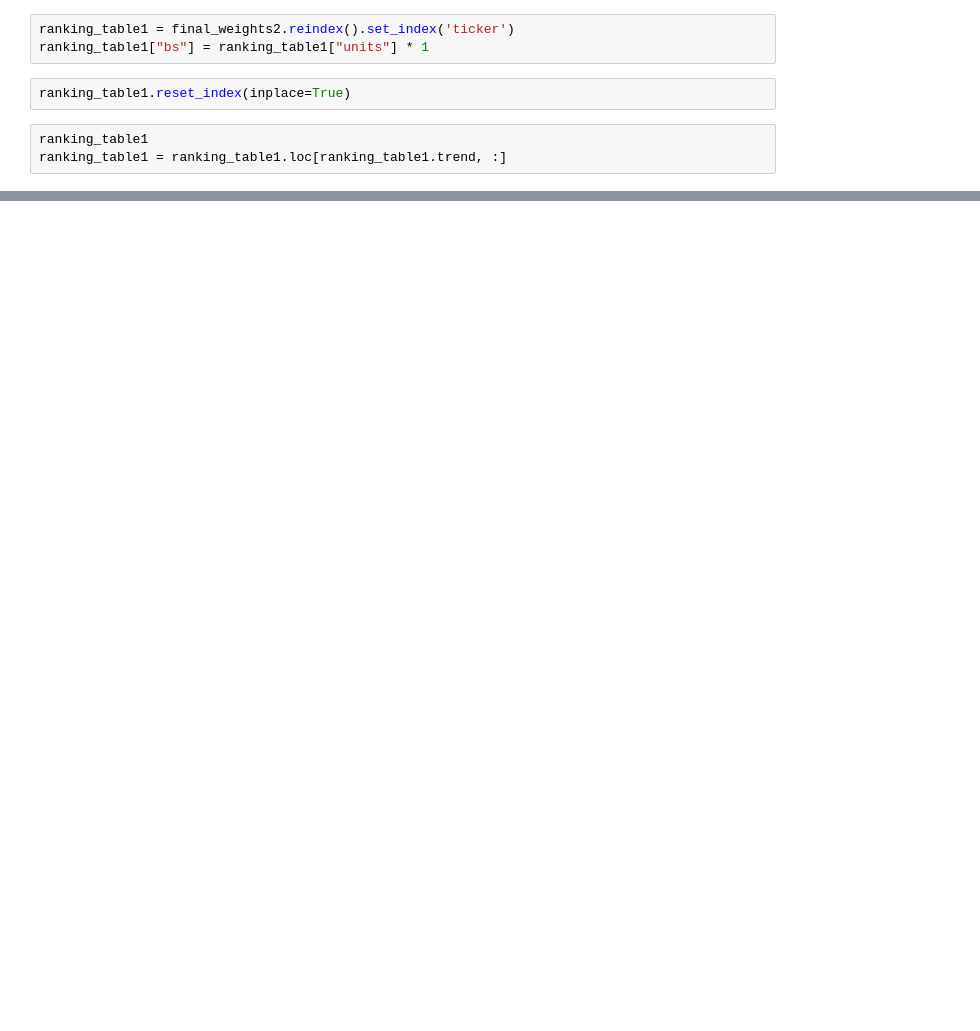
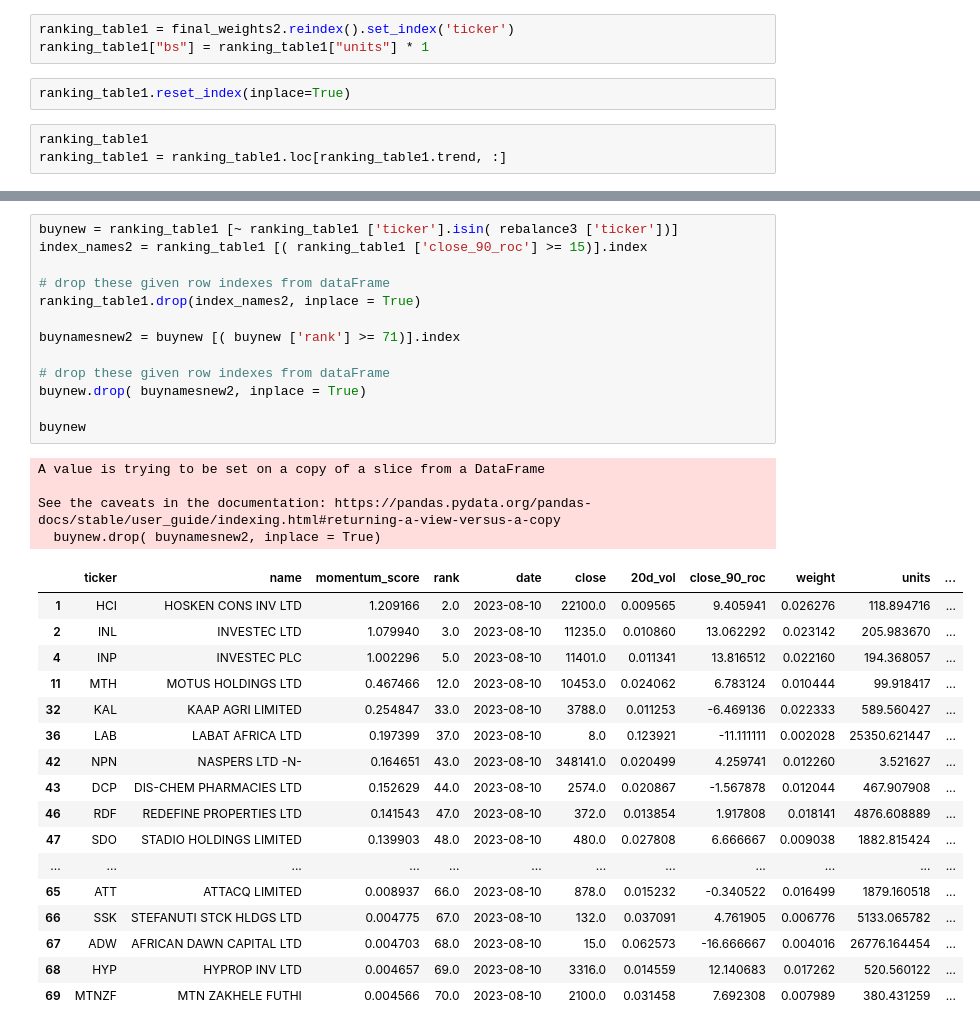
Before and after one commit to helmieresearch/helmieresearch, a Jupyter notebook: Momentum_Ranking_Model.ipynb, the cells around one changed output, grey strips where cells are left out. Cells and saved outputs as stored; diff of their text form; blank space fills up the shorter version.

```diff
--- a/Momentum_Ranking_Model.ipynb
+++ b/Momentum_Ranking_Model.ipynb
@@ -899,0 +832,35 @@ ranking_table1
+# %%
+buynew = ranking_table1 [~ ranking_table1 ['ticker'].isin( rebalance3 ['ticker'])]
+index_names2 = ranking_table1 [( ranking_table1 ['close_90_roc'] >= 15)].index
+
+# drop these given row indexes from dataFrame
+ranking_table1.drop(index_names2, inplace = True)
+
+buynamesnew2 = buynew [( buynew ['rank'] >= 71)].index
+
+# drop these given row indexes from dataFrame
+buynew.drop( buynamesnew2, inplace = True)
+
+buynew
+# %% [output]
+A value is trying to be set on a copy of a slice from a DataFrame
+
+See the caveats in the documentation: https://pandas.pydata.org/pandas-docs/stable/user_guide/indexing.html#returning-a-view-versus-a-copy
+  buynew.drop( buynamesnew2, inplace = True)
+|  | ticker | name | momentum_score | rank | date | close | 20d_vol | close_90_roc | weight | units | ... |
+| 1 | HCI | HOSKEN CONS INV LTD | 1.209166 | 2.0 | 2023-08-10 | 22100.0 | 0.009565 | 9.405941 | 0.026276 | 118.894716 | ... |
+| 2 | INL | INVESTEC LTD | 1.079940 | 3.0 | 2023-08-10 | 11235.0 | 0.010860 | 13.062292 | 0.023142 | 205.983670 | ... |
+| 4 | INP | INVESTEC PLC | 1.002296 | 5.0 | 2023-08-10 | 11401.0 | 0.011341 | 13.816512 | 0.022160 | 194.368057 | ... |
+| 11 | MTH | MOTUS HOLDINGS LTD | 0.467466 | 12.0 | 2023-08-10 | 10453.0 | 0.024062 | 6.783124 | 0.010444 | 99.918417 | ... |
+| 32 | KAL | KAAP AGRI LIMITED | 0.254847 | 33.0 | 2023-08-10 | 3788.0 | 0.011253 | -6.469136 | 0.022333 | 589.560427 | ... |
+| 36 | LAB | LABAT AFRICA LTD | 0.197399 | 37.0 | 2023-08-10 | 8.0 | 0.123921 | -11.111111 | 0.002028 | 25350.621447 | ... |
+| 42 | NPN | NASPERS LTD -N- | 0.164651 | 43.0 | 2023-08-10 | 348141.0 | 0.020499 | 4.259741 | 0.012260 | 3.521627 | ... |
+| 43 | DCP | DIS-CHEM PHARMACIES LTD | 0.152629 | 44.0 | 2023-08-10 | 2574.0 | 0.020867 | -1.567878 | 0.012044 | 467.907908 | ... |
+| 46 | RDF | REDEFINE PROPERTIES LTD | 0.141543 | 47.0 | 2023-08-10 | 372.0 | 0.013854 | 1.917808 | 0.018141 | 4876.608889 | ... |
+| 47 | SDO | STADIO HOLDINGS LIMITED | 0.139903 | 48.0 | 2023-08-10 | 480.0 | 0.027808 | 6.666667 | 0.009038 | 1882.815424 | ... |
+| ... | ... | ... | ... | ... | ... | ... | ... | ... | ... | ... | ... |
+| 65 | ATT | ATTACQ LIMITED | 0.008937 | 66.0 | 2023-08-10 | 878.0 | 0.015232 | -0.340522 | 0.016499 | 1879.160518 | ... |
+| 66 | SSK | STEFANUTI STCK HLDGS LTD | 0.004775 | 67.0 | 2023-08-10 | 132.0 | 0.037091 | 4.761905 | 0.006776 | 5133.065782 | ... |
+| 67 | ADW | AFRICAN DAWN CAPITAL LTD | 0.004703 | 68.0 | 2023-08-10 | 15.0 | 0.062573 | -16.666667 | 0.004016 | 26776.164454 | ... |
+| 68 | HYP | HYPROP INV LTD | 0.004657 | 69.0 | 2023-08-10 | 3316.0 | 0.014559 | 12.140683 | 0.017262 | 520.560122 | ... |
+| 69 | MTNZF | MTN ZAKHELE FUTHI | 0.004566 | 70.0 | 2023-08-10 | 2100.0 | 0.031458 | 7.692308 | 0.007989 | 380.431259 | ... |
```
Also changed, not shown: parts of 13 cells of this notebook.
